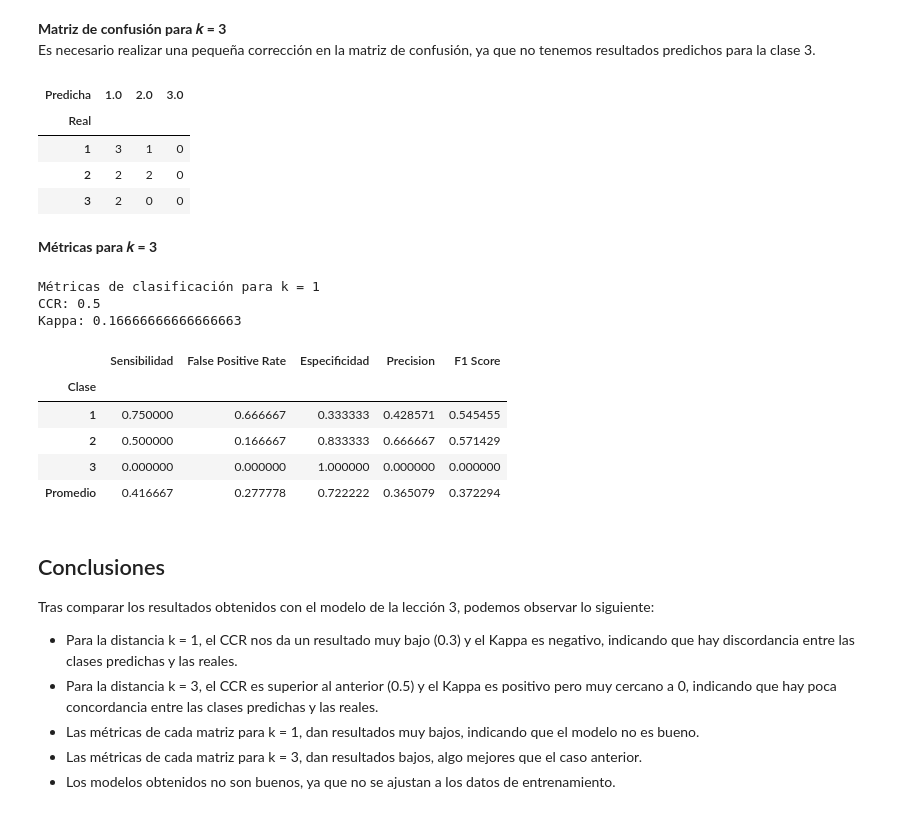
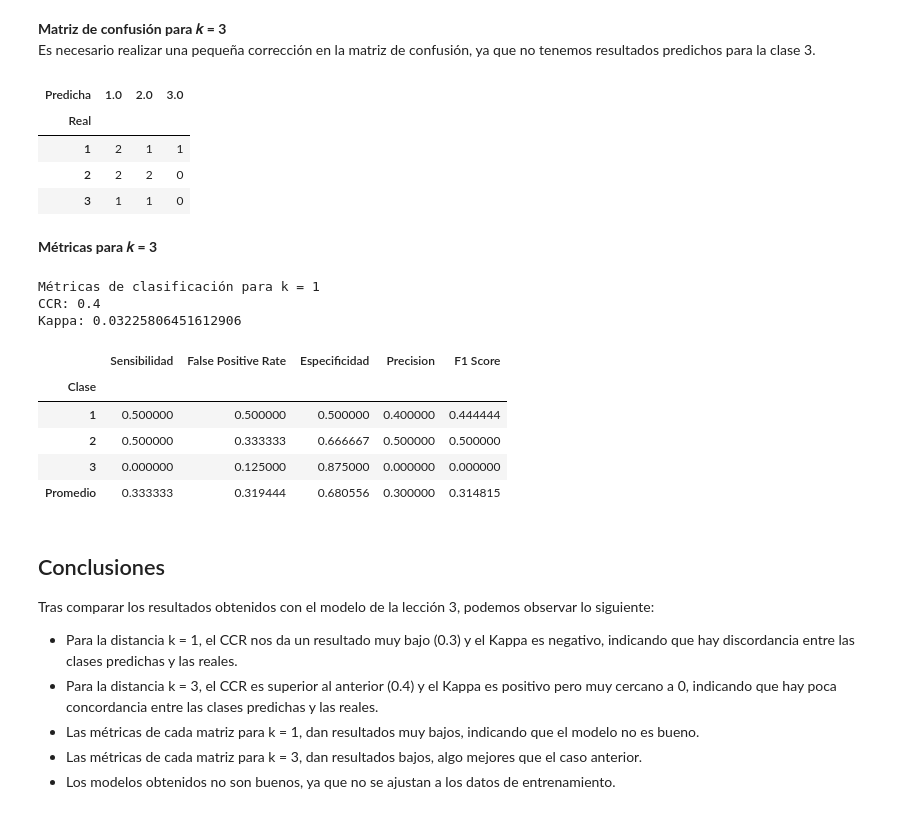
Before and after one commit to soytupadrrre/Master_Python_Eip, a Jupyter notebook: fundamentos_ml/fiaml3/fiaml3.ipynb, the cells around one changed output. Saved outputs shown, nothing was run; the diff lists cells and outputs as text; code cells hidden in the pictures.

```diff
--- a/fundamentos_ml/fiaml3/fiaml3.ipynb
+++ b/fundamentos_ml/fiaml3/fiaml3.ipynb
@@ -846,5 +849,4 @@ Calculamos la distancia de cada patrón de prueba a los de entrenamiento, se sel
 # %%
-# algoritmo knn
 def knn(train, test, k):
     train, test = train.copy(), test.copy()
     data = {}
@@ -875,6 +877,10 @@ def knn(train, test, k):
             # Obtener la columna el indice columna de train y
             # obtener la clase de la fila de train
             tmp.append(train.iloc[row[row == m].index[0]]["clase"])
+        # Si los elementos de la lista se repiten el mismo número de veces
+        # se elige el que tenga la menor distancia de entre los repetidos
+        if len(set(tmp)) == len(tmp) and len(tmp) == k:
+            tmp = [train.iloc[row[row == min(row)].index[0]]["clase"]]
         # Obtener la clase más frecuente
         predicted.append(max(set(tmp), key = tmp.count))
 
@@ -964,14 +970,13 @@ p3_knn_d3
 Es necesario realizar una pequeña corrección en la matriz de confusión, ya que no tenemos resultados predichos para la clase 3.
 # %%
 p3_metricas_knn_d3 = MetricasClasificacion(p3_knn_d3["Clase Real"], p3_knn_d3["Clase Predicha"])
-p3_metricas_knn_d3.matriz_confusion[3.0] = 0
 p3_metricas_knn_d3.matriz_confusion
 # %% [output]
 | Predicha | 1.0 | 2.0 | 3.0 |
 | Real |  |  |  |
-| 1 | 3 | 1 | 0 |
+| 1 | 2 | 1 | 1 |
 | 2 | 2 | 2 | 0 |
-| 3 | 2 | 0 | 0 |
+| 3 | 1 | 1 | 0 |
 # %% [markdown]
 **Métricas para 𝑘 = 3**
 # %%
@@ -994,19 +999,19 @@ print(f"Kappa: {p3_metricas_knn_d3.kappa()}")
 p3_df_metricas_knn_d3_details
 # %% [output]
 Métricas de clasificación para k = 1
-CCR: 0.5
-Kappa: 0.16666666666666663
+CCR: 0.4
+Kappa: 0.03225806451612906
 |  | Sensibilidad | False Positive Rate | Especificidad | Precision | F1 Score |
 | Clase |  |  |  |  |  |
-| 1 | 0.750000 | 0.666667 | 0.333333 | 0.428571 | 0.545455 |
-| 2 | 0.500000 | 0.166667 | 0.833333 | 0.666667 | 0.571429 |
-| 3 | 0.000000 | 0.000000 | 1.000000 | 0.000000 | 0.000000 |
-| Promedio | 0.416667 | 0.277778 | 0.722222 | 0.365079 | 0.372294 |
+| 1 | 0.500000 | 0.500000 | 0.500000 | 0.400000 | 0.444444 |
+| 2 | 0.500000 | 0.333333 | 0.666667 | 0.500000 | 0.500000 |
+| 3 | 0.000000 | 0.125000 | 0.875000 | 0.000000 | 0.000000 |
+| Promedio | 0.333333 | 0.319444 | 0.680556 | 0.300000 | 0.314815 |
 # %% [markdown]
 ## Conclusiones <a class="anchor" id="piii-conclusiones"></a>
 Tras comparar los resultados obtenidos con el modelo de la lección 3, podemos observar lo siguiente:
 - Para la distancia k = 1, el CCR nos da un resultado muy bajo (0.3) y el Kappa es negativo, indicando que hay discordancia entre las clases predichas y las reales.
-- Para la distancia k = 3, el CCR es superior al anterior (0.5) y el Kappa es positivo pero muy cercano a 0, indicando que hay poca concordancia entre las clases predichas y las reales.
+- Para la distancia k = 3, el CCR es superior al anterior (0.4) y el Kappa es positivo pero muy cercano a 0, indicando que hay poca concordancia entre las clases predichas y las reales.
 - Las métricas de cada matriz para k = 1, dan resultados muy bajos, indicando que el modelo no es bueno.
 - Las métricas de cada matriz para k = 3, dan resultados bajos, algo mejores que el caso anterior.
 - Los modelos obtenidos no son buenos, ya que no se ajustan a los datos de entrenamiento.
```
Also changed, not shown: parts of 3 cells of this notebook.
